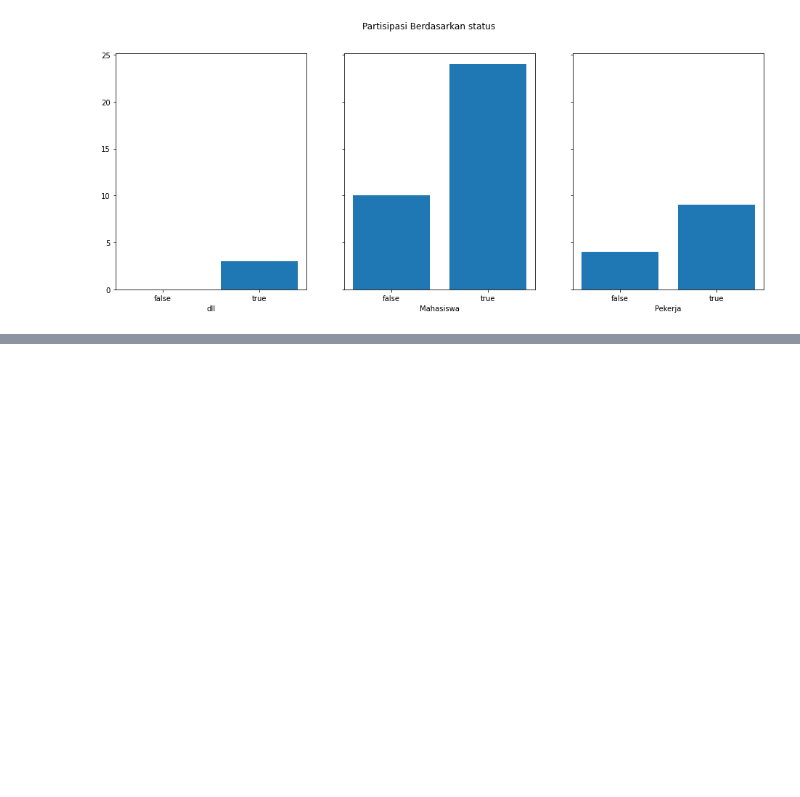
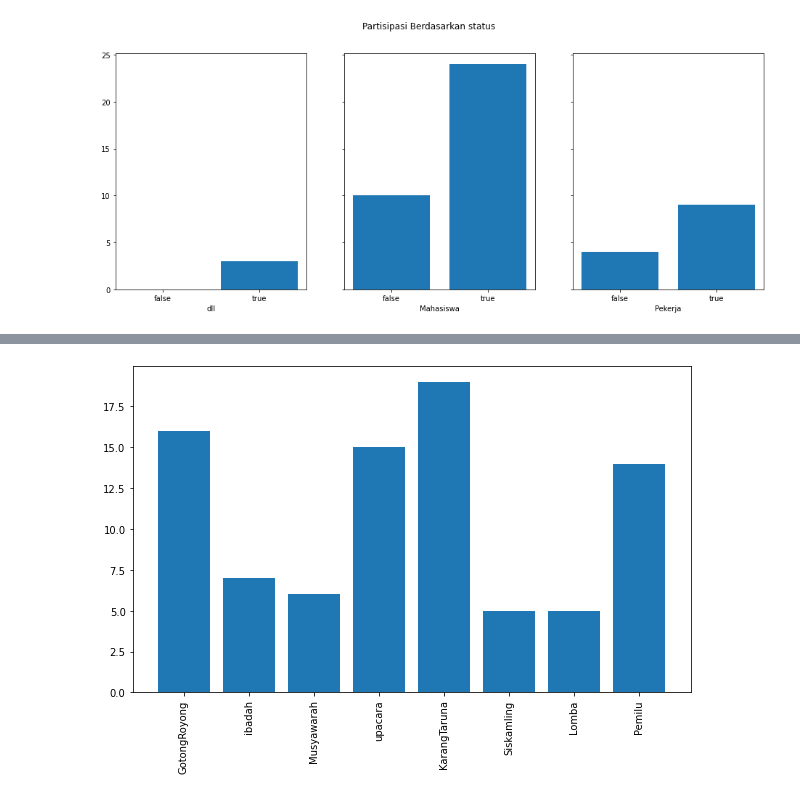
Before and after one commit to Xwyzworms/Tabular-Data-Small-Projects, a Jupyter notebook: Pancasila/pancasila.ipynb, the cells around one changed output, grey strips where cells are left out. Cells and saved outputs as stored; diff of their text form; code cells hidden in the pictures; blank space fills up the shorter version.

```diff
--- a/Pancasila/pancasila.ipynb
+++ b/Pancasila/pancasila.ipynb
@@ -120,0 +253,8 @@ ax.set_xticklabels(["true","false"])
+# %%
+f,ax = plt.subplots(1,1,figsize=(10,6))
+yaxis = [16,7,6,15,19,5,5,14]
+xaxis = ['GotongRoyong','ibadah','Musyawarah','upacara','KarangTaruna','Siskamling','Lomba','Pemilu']
+ax.bar(xaxis,yaxis)
+ax.tick_params(axis='x', rotation=90)
+# %% [output]
+[figure, added]
```
Also changed, not shown: parts of 14 cells of this notebook.
